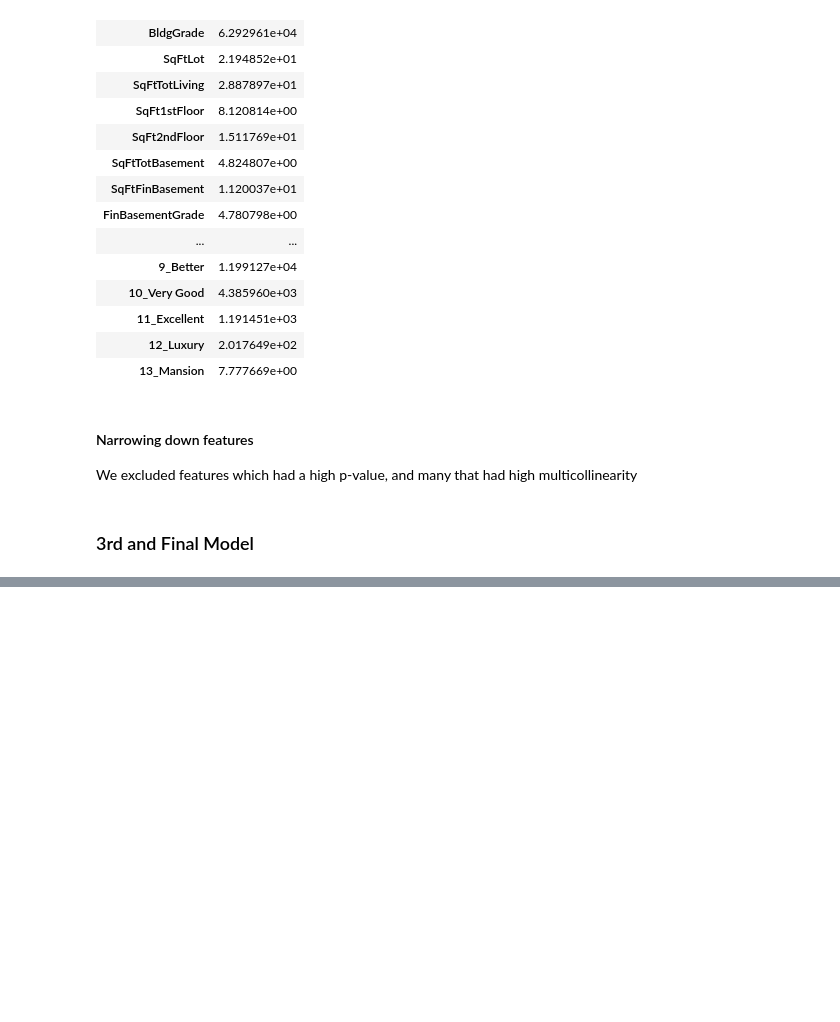
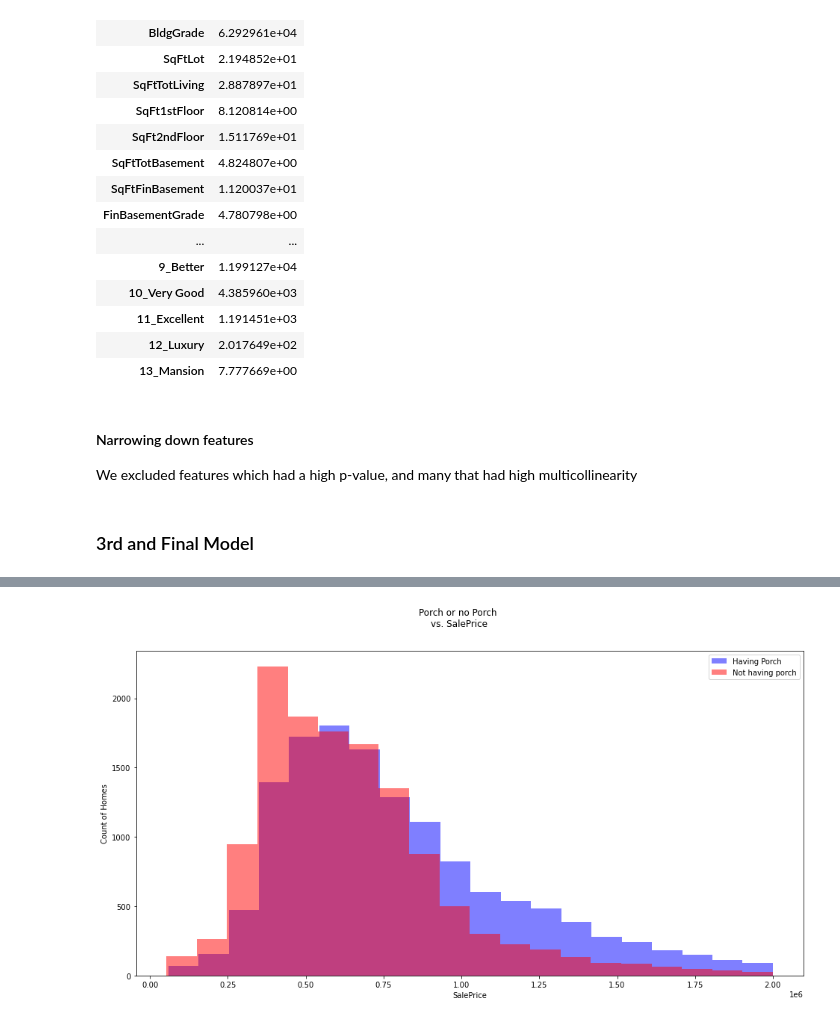
Before and after one commit to Ozxahmed/phase_2_project_chicago-sf-seattle-ds-082420, a Jupyter notebook: notebooks/report/project_2_housing_prices_final_report.ipynb, the cells around one changed output, grey strips where cells are left out. Drawn from its saved outputs; the diff is of its cells as text; code cells hidden in the pictures; blank space fills up the shorter version.

```diff
--- a/notebooks/report/project_2_housing_prices_final_report.ipynb
+++ b/notebooks/report/project_2_housing_prices_final_report.ipynb
@@ -442,0 +471,6 @@ strong multicollinearity or other numerical problems.
+# %%
+# Creating a boolean column for porch (based on whether open porch sq ft is greater than 0 or not)
+
+OpenPorch = all_merged_ohe['SqFtOpenPorch'].astype(bool).astype(int)
+
+all_merged_ohe.insert(loc=12, column='Porch', value=OpenPorch)
@@ -442,0 +491,12 @@ strong multicollinearity or other numerical problems.
+# %%
+fig, ax = plt.subplots(figsize = (16, 8))
+
+ax.hist(all_merged_ohe[(all_merged_ohe['Porch']==1)&(all_merged_ohe['SalePrice']<2000000)]['SalePrice'], bins=20, alpha=0.5, color='blue', label='Having Porch')
+ax.hist(all_merged_ohe[(all_merged_ohe['Porch']==0)&(all_merged_ohe['SalePrice']<2000000)]['SalePrice'], bins=20, alpha=0.5, color='red', label='Not having porch')
+
+ax.set_xlabel('SalePrice')
+ax.set_ylabel('Count of Homes')
+fig.suptitle('Porch or no Porch \nvs. SalePrice')
+ax.legend();
+# %% [output]
+[figure, added]
```
Also changed, not shown: parts of 11 cells of this notebook.
